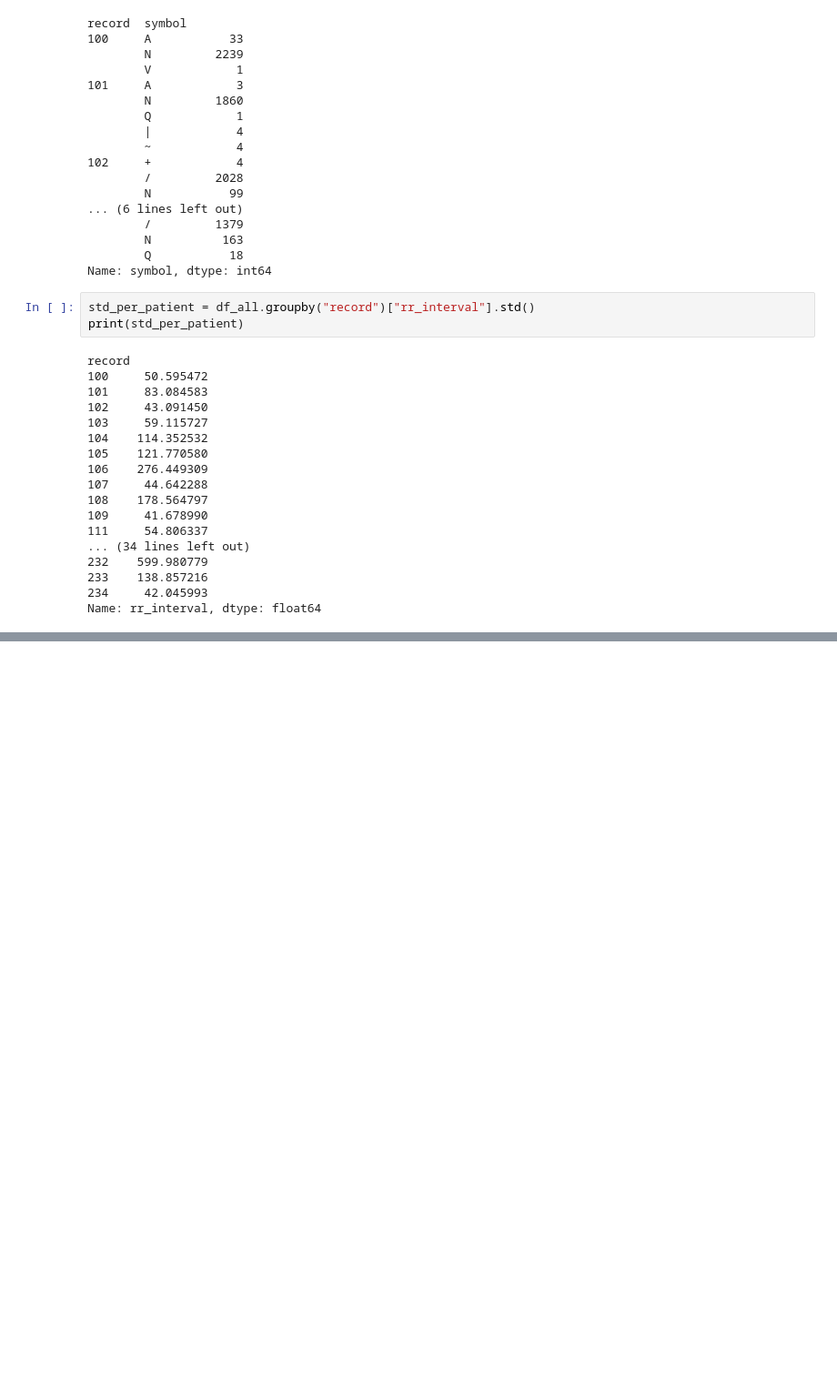
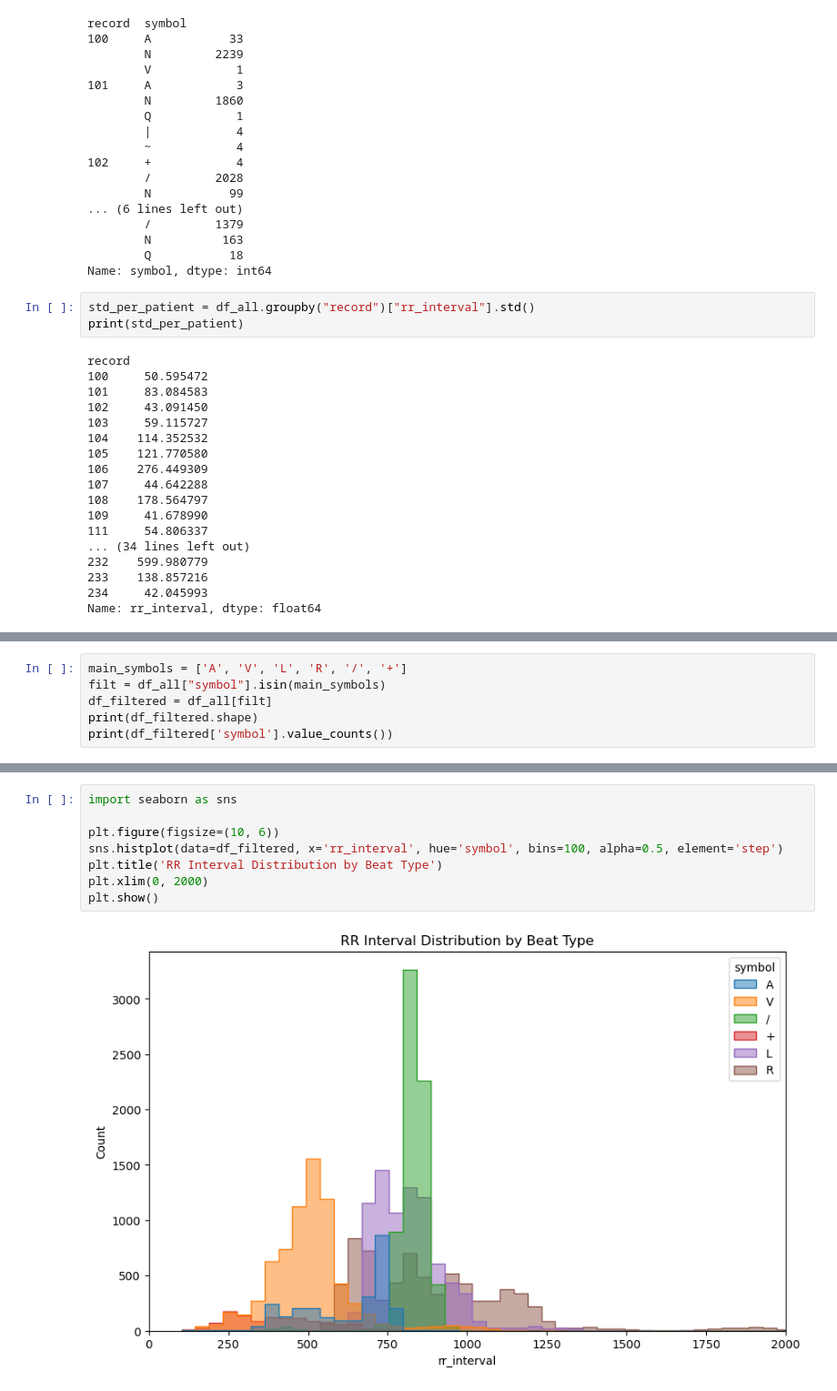
Before and after one commit to fp-marques/mit-bih-ecg-analysis, a Jupyter notebook: 01_load_explore.ipynb, the cells around one changed output, grey strips where cells are left out. Shown at 91% size. Saved outputs shown, nothing was run; the diff lists cells and outputs as text; blank space fills up the shorter version.

```diff
--- a/01_load_explore.ipynb
+++ b/01_load_explore.ipynb
@@ -256,0 +269,6 @@ Name: rr_interval, dtype: float64
+# %%
+main_symbols = ['A', 'V', 'L', 'R', '/', '+']
+filt = df_all["symbol"].isin(main_symbols)
+df_filtered = df_all[filt]
+print(df_filtered.shape)
+print(df_filtered['symbol'].value_counts())
@@ -256,0 +285,10 @@ Name: rr_interval, dtype: float64
+# %%
+import seaborn as sns
+
+plt.figure(figsize=(10, 6))
+sns.histplot(data=df_filtered, x='rr_interval', hue='symbol', bins=100, alpha=0.5, element='step')
+plt.title('RR Interval Distribution by Beat Type')
+plt.xlim(0, 2000)
+plt.show()
+# %% [output]
+[figure, added]
```
Also changed, not shown: parts of 2 cells of this notebook.
